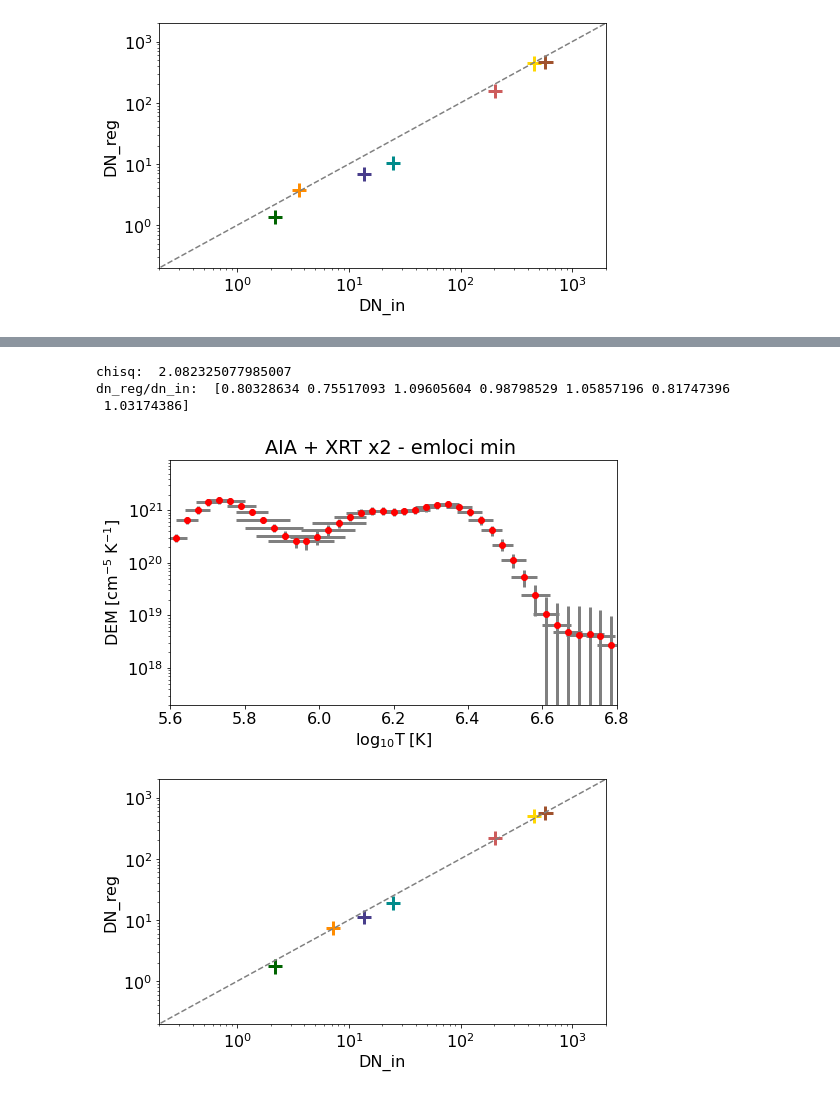
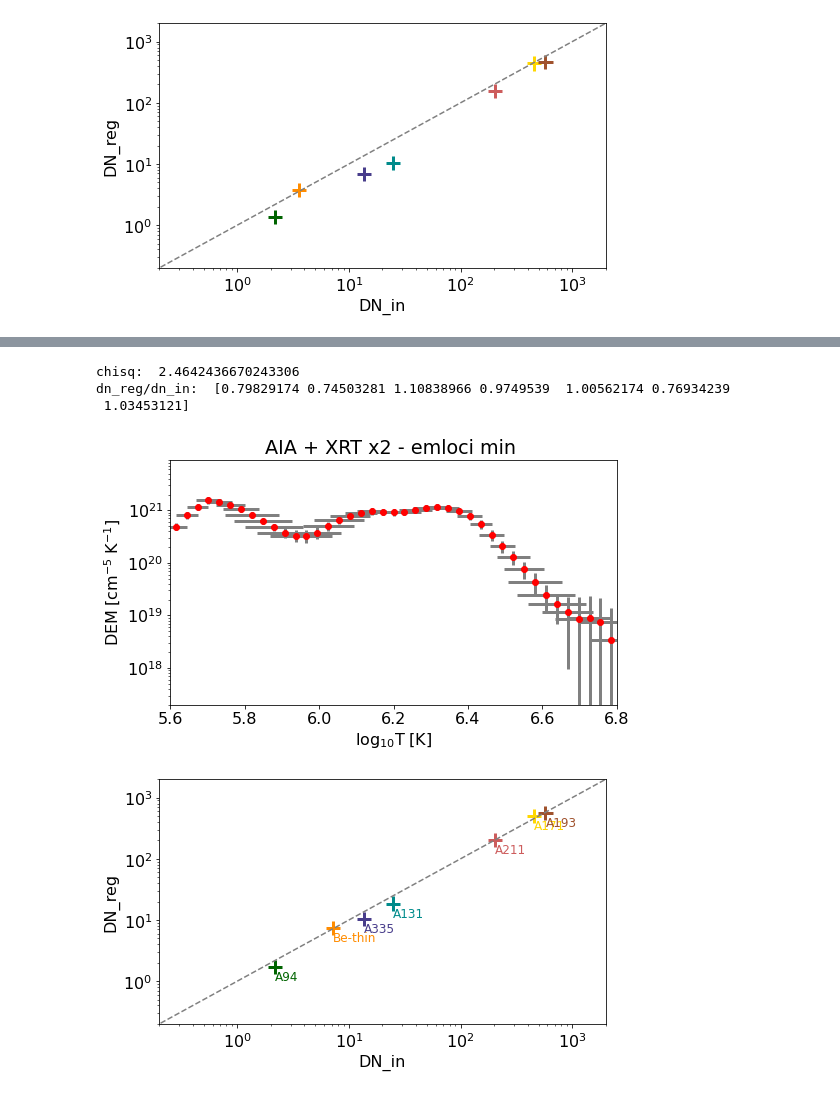
Before and after one commit to ianan/axn_example, a Jupyter notebook: axn_sep2020.ipynb, the cells around one changed output, grey strips where cells are left out. Cells and saved outputs as stored; diff of their text form; code cells hidden in the pictures.

```diff
--- a/axn_sep2020.ipynb
+++ b/axn_sep2020.ipynb
@@ -414,37 +418,39 @@ for i in np.arange(len(dt)):
 emloc_int_min_smth=np.convolve(emloc_int_min[1:-1],np.ones(5)/5)[1:-1]
 
 dem,edem,elogt,chisq,dn_reg\
-    =dn2dem_pos_selfnorm(dn_in2,edn_in2,trmatrix,tresp_logt,temps,\
+    =dn2dem_pos(dn_in2,edn_in2,trmatrix,tresp_logt,temps,\
                 dem_norm0=emloc_int_min_smth/np.max(emloc_int_min_smth))
 
 print('chisq: ',chisq)
 print('dn_reg/dn_in: ',dn_reg/dn_in2)
 fig = plt.figure(figsize=(8, 4.5))
 plt.errorbar(mlogt,dem,xerr=elogt,yerr=edem,fmt='or',ecolor='gray', elinewidth=3, capsize=0)
 # plt.semilogy(mlogt,emloc_int_min_smth)
 plt.title('AIA + XRT x2 - emloci min ')
 plt.xlabel('$\mathrm{\log_{10}T\;[K]}$')
 plt.ylabel('$\mathrm{DEM\;[cm^{-5}\;K^{-1}]}$')
 plt.ylim([2e17,9e21])
 plt.xlim(np.log10([np.min(temps),np.max(temps)]))
 plt.rcParams.update({'font.size': 16})
 plt.yscale('log')
 plt.show()
 
-fig = plt.figure(figsize=(8, 4.5))
+fig,ax = plt.subplots(figsize=(8, 4.5))
 plt.scatter(dn_in2,dn_reg,color=clrs,marker='+',s=200,lw=3)
+for i, lab in enumerate(chanax):
+    ax.annotate(lab, (dn_in2[i], 0.6*dn_reg[i]),color=clrs[i],fontsize=12)
 plt.plot([1e-1,1e4],[1e-1,1e4],color='grey',ls='dashed')
 plt.xlabel('DN_in')
 plt.ylabel('DN_reg')
 plt.ylim([2e-1,2e3])
 plt.xlim([2e-1,2e3])
 plt.rcParams.update({'font.size': 16})
 plt.yscale('log')
 plt.xscale('log')
 plt.show()
 # %% [output]
-chisq:  2.082325077985007
-dn_reg/dn_in:  [0.80328634 0.75517093 1.09605604 0.98798529 1.05857196 0.81747396
- 1.03174386]
+chisq:  2.4642436670243306
+dn_reg/dn_in:  [0.79829174 0.74503281 1.10838966 0.9749539  1.00562174 0.76934239
+ 1.03453121]
-[figure, old version]
+[figure, new version]
-[figure, old version]
+[figure, new version]
```
Also changed, not shown: parts of 3 cells of this notebook.
